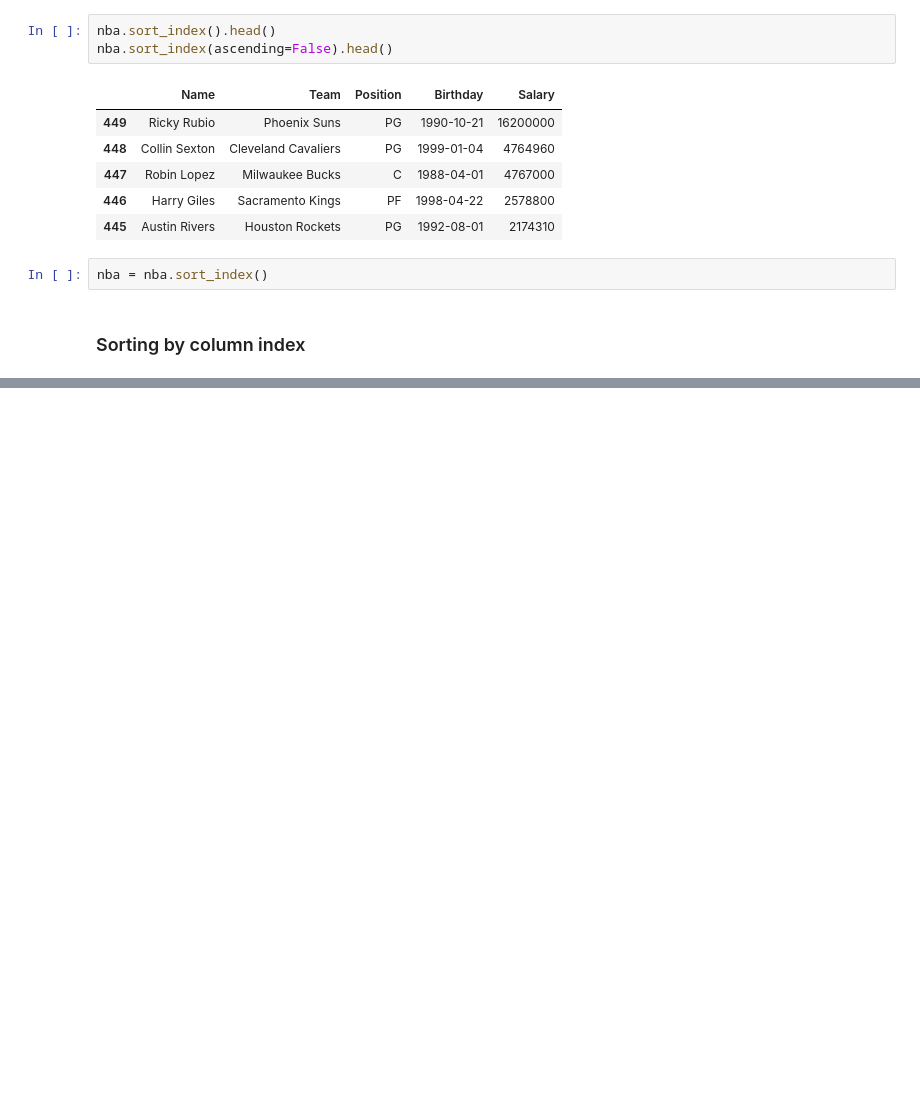
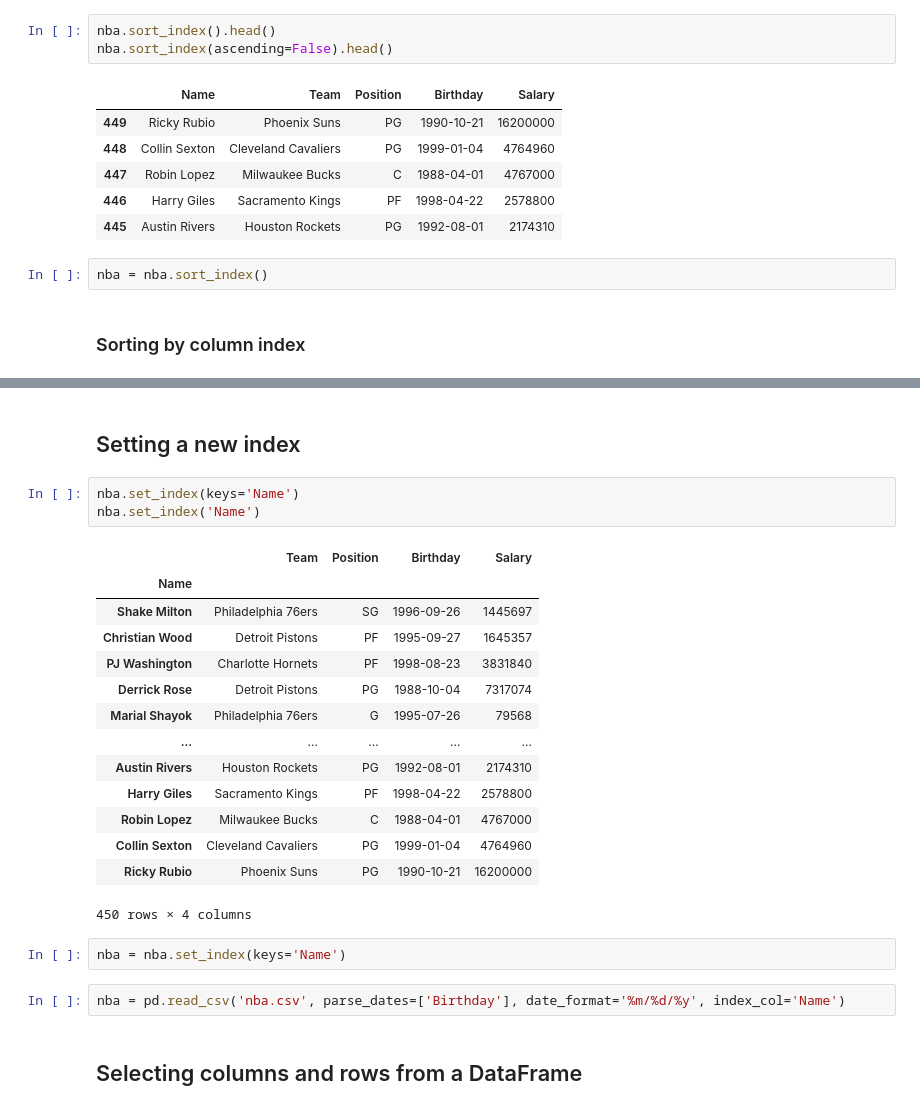
Before and after one commit to JPL-JUNO/Data-Analysis-and-Science, a Jupyter notebook: PIA/codes/Ch04/the_dataFrame_object.ipynb, the cells around one changed output, grey strips where cells are left out. Cells and saved outputs as stored; diff of their text form; blank space fills up the shorter version.

Commit message:
DataFrame Object

```diff
--- a/PIA/codes/Ch04/the_dataFrame_object.ipynb
+++ b/PIA/codes/Ch04/the_dataFrame_object.ipynb
@@ -407,0 +427,26 @@ nba = nba.sort_index()
+# %% [markdown]
+## Setting a new index
+# %%
+nba.set_index(keys='Name')
+nba.set_index('Name')
+# %% [output]
+|  | Team | Position | Birthday | Salary |
+| Name |  |  |  |  |
+| Shake Milton | Philadelphia 76ers | SG | 1996-09-26 | 1445697 |
+| Christian Wood | Detroit Pistons | PF | 1995-09-27 | 1645357 |
+| PJ Washington | Charlotte Hornets | PF | 1998-08-23 | 3831840 |
+| Derrick Rose | Detroit Pistons | PG | 1988-10-04 | 7317074 |
+| Marial Shayok | Philadelphia 76ers | G | 1995-07-26 | 79568 |
+| ... | ... | ... | ... | ... |
+| Austin Rivers | Houston Rockets | PG | 1992-08-01 | 2174310 |
+| Harry Giles | Sacramento Kings | PF | 1998-04-22 | 2578800 |
+| Robin Lopez | Milwaukee Bucks | C | 1988-04-01 | 4767000 |
+| Collin Sexton | Cleveland Cavaliers | PG | 1999-01-04 | 4764960 |
+| Ricky Rubio | Phoenix Suns | PG | 1990-10-21 | 16200000 |
+450 rows × 4 columns
+# %%
+nba = nba.set_index(keys='Name')
+# %%
+nba = pd.read_csv('nba.csv', parse_dates=['Birthday'], date_format='%m/%d/%y', index_col='Name')
+# %% [markdown]
+## Selecting columns and rows from a DataFrame
```
Also changed, not shown: parts of 66 cells of this notebook, 2 other files.
